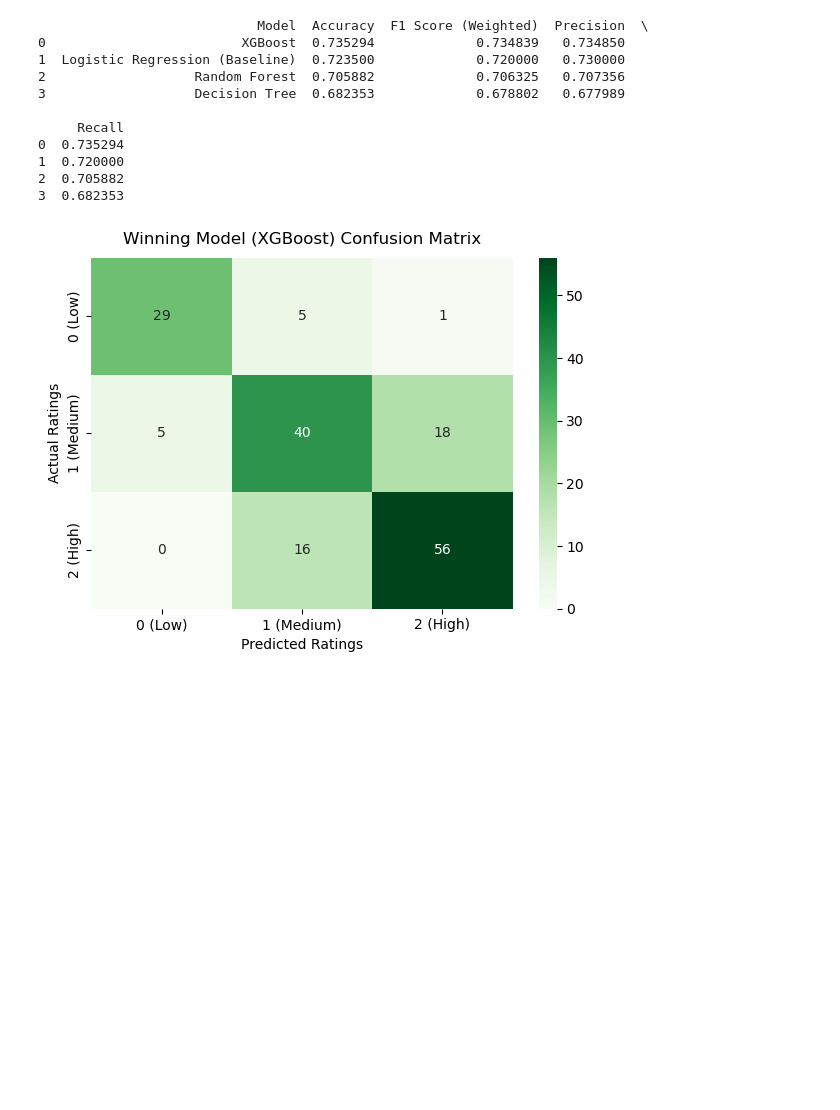
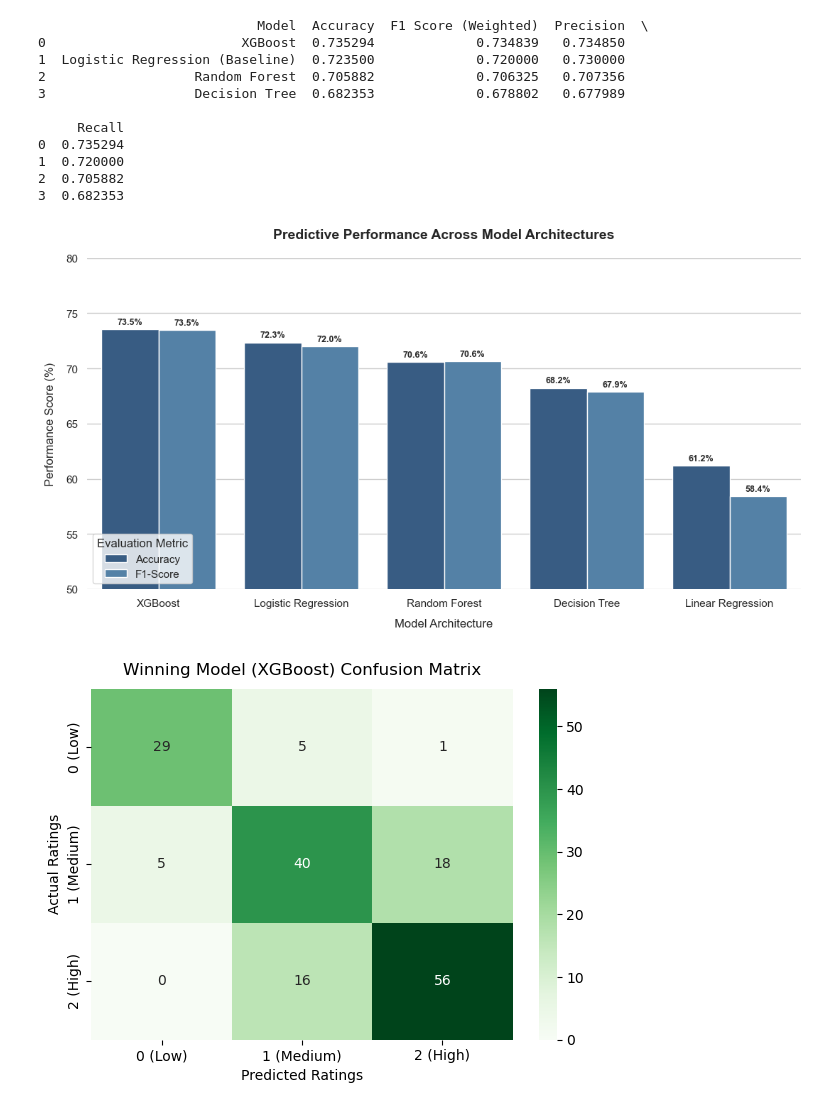
Before and after one commit to angiew63/Restaurant-Customer-Analytics, a Jupyter notebook: notebooks/04_advanced_ml_clustering.ipynb, the cells around one changed output. Cells and saved outputs as stored; diff of their text form; code cells hidden in the pictures; blank space fills up the shorter version.

```diff
--- a/notebooks/04_advanced_ml_clustering.ipynb
+++ b/notebooks/04_advanced_ml_clustering.ipynb
@@ -249,6 +249,59 @@ print(results)
 1  0.720000
 2  0.705882
 3  0.682353
+# %%
+# 1. Consolidate metrics into a tidy DataFrame for Seaborn mapping
+plot_data = pd.DataFrame({
+    'Model': [
+        'XGBoost', 'XGBoost',
+        'Logistic Regression', 'Logistic Regression',
+        'Random Forest', 'Random Forest',
+        'Decision Tree', 'Decision Tree',
+        'Linear Regression', 'Linear Regression' # Included per your request
+    ],
+    'Score (%)': [
+        73.53, 73.48,  # XGBoost (Acc, F1)
+        72.35, 72.00,  # Logistic Regression (Acc, F1)
+        70.59, 70.63,  # Random Forest (Acc, F1)
+        68.24, 67.88,  # Decision Tree (Acc, F1)
+        61.20, 58.40   # Linear Regression (Replace with your actual scores if different)
+    ],
+    'Metric': ['Accuracy', 'F1-Score'] * 5
+})
+
+# 2. Sort the models by performance order
+model_order = ['XGBoost', 'Logistic Regression', 'Random Forest', 'Decision Tree', 'Linear Regression']
+
+# 3. Initialize the visual canvas
+plt.figure(figsize=(11, 6))
+sns.set_theme(style="whitegrid")
+
+# 4. Create the grouped bar chart
+ax = sns.barplot(
+    data=plot_data,
+    x='Model',
+    y='Score (%)',
+    hue='Metric',
+    order=model_order,
+    palette=['#2b5c8f', '#4682b4'] # Clean blue gradient theme
+)
+
+# 5. Annotate values directly on top of each bar for scannability
+for container in ax.containers:
+    ax.bar_label(container, fmt='%.1f%%', padding=3, fontsize=9, fontweight='semibold')
+
+# 6. Customize chart decorations and clean up borders
+plt.title('Predictive Performance Across Model Architectures', fontsize=14, pad=20, fontweight='bold')
+plt.xlabel('Model Architecture', fontsize=12, labelpad=10)
+plt.ylabel('Performance Score (%)', fontsize=12, labelpad=10)
+plt.ylim(50, 80) # Zooms into the relevant performance threshold range
+plt.legend(title='Evaluation Metric', loc='lower left')
+sns.despine(left=True, bottom=True)
+
+plt.tight_layout()
+plt.show()
+# %% [output]
+[figure, added]
 # %%
 # 1. Generate matrix and define labels
 cm = confusion_matrix(y_test, xgb_preds)
```
Also changed, not shown: 4 other files.
